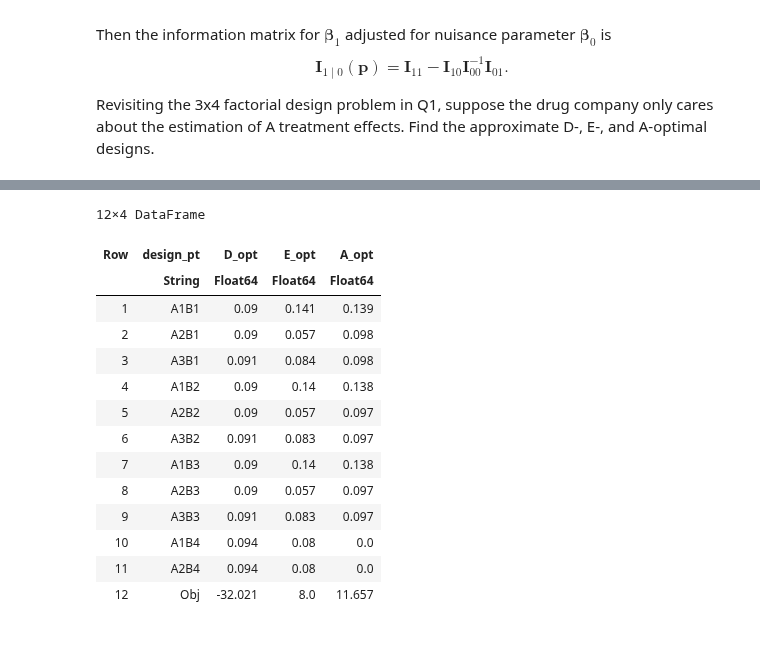
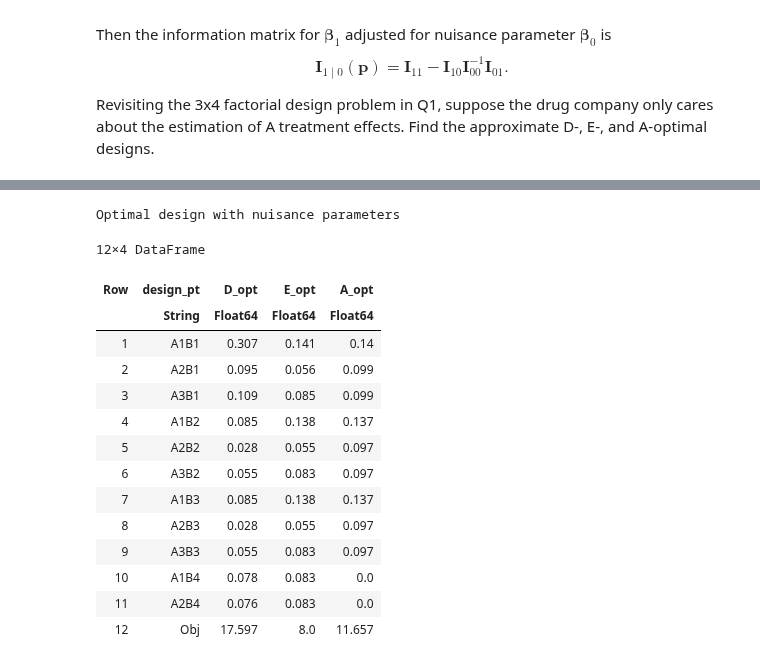
Before and after one commit to Tomoki-Okuno/biostat-m257-2024-spring, a Jupyter notebook: hw5/hw05sol.ipynb, the cells around one changed output, grey strips where cells are left out. Saved outputs shown, nothing was run; the diff lists cells and outputs as text; code cells hidden in the pictures.

```diff
--- a/hw5/hw05sol.ipynb
+++ b/hw5/hw05sol.ipynb
@@ -1009,7 +1086,7 @@ V⁻¹ = transpose(C) * Diagonal(p) * C
 I00 = V⁻¹[[1,4,5,6], [1,4,5,6]]
 I01 = V⁻¹[[1,4,5,6], [2,3]]
 I11 = V⁻¹[[2,3], [2,3]]
-E = Matrix{Float64}(I, 2, 2)
+E = Matrix(I(2)) # 2 by 2 identity matrix
 X = Semidefinite(2)
 Mat = [I00 I01 zeros(4, 2);
        transpose(I01) I11 E;
@@ -1035,20 +1154,20 @@ transpose (affine; real)
 # %%
-problem = minimize(-logdet(X))
+problem = minimize(eigmax(X))
 
 problem.constraints += p .>= 0 # not needed using Positive()
 problem.constraints += sum(p) == 1
+problem.constraints += V⁻¹ in :SDP
 problem.constraints += Mat in :SDP
 problem
 
 const MOI = MathOptInterface
 solver = Hypatia.Optimizer()
 MOI.set(solver, MOI.RawOptimizerAttribute("verbose"), 0)
-
 @time solve!(problem, solver)
 
 # Check optimal value and optimal solution
-D_opt_obj = round(problem.optval, digits = 3)
-D_opt_p = round.(p.value, digits = 3)
-println("Obj = ", D_opt_obj)
-vcat(D_opt_p, [D_opt_obj])
+E_opt_obj = round(problem.optval, digits = 3)
+E_opt_p = round.(p.value, digits = 3)
+println("Obj = ", E_opt_obj)
+vcat(E_opt_p, [E_opt_obj])
 # %% [output]
@@ -1072,20 +1191,20 @@ Obj = -32.021
 # %%
-problem = minimize(eigmax(X))
+problem = minimize(tr(X))
 
 problem.constraints += p .>= 0 # not needed using Positive()
 problem.constraints += sum(p) == 1
+problem.constraints += V⁻¹ in :SDP
 problem.constraints += Mat in :SDP
 problem
 
 const MOI = MathOptInterface
 solver = Hypatia.Optimizer()
 MOI.set(solver, MOI.RawOptimizerAttribute("verbose"), 0)
-
 @time solve!(problem, solver)
 
 # Check optimal value and optimal solution
-E_opt_obj = round(problem.optval, digits = 3)
-E_opt_p = round.(p.value, digits = 3)
-println("Obj = ", E_opt_obj)
-vcat(E_opt_p, [E_opt_obj])
+A_opt_obj = round(problem.optval, digits = 3)
+A_opt_p = round.(p.value, digits = 3)
+println("Obj = ", A_opt_obj)
+vcat(A_opt_p, [A_opt_obj])
 # %% [output]
@@ -1132,31 +1226,25 @@ Closest candidates are:
 # %%
-using DataFrames
-treatment = [
-    "A1B1", "A2B1", "A3B1",
-    "A1B2", "A2B2", "A3B2",
-    "A1B3", "A2B3", "A3B3",
-    "A1B4", "A2B4", "Obj"
-]
-
-df_Q2 = DataFrame(
+println("Optimal design with nuisance parameters")
+df_Q3 = DataFrame(
     design_pt = treatment,
     D_opt   = vcat(D_opt_p,  [D_opt_obj])[:],
     E_opt   = vcat(E_opt_p,  [E_opt_obj])[:],
     A_opt   = vcat(A_opt_p,  [A_opt_obj])[:],
 )
 # %% [output]
-12×4 DataFrame
+Optimal design with nuisance parameters
+12×4 DataFrame
 | Row | design_pt | D_opt | E_opt | A_opt |
 |  | String | Float64 | Float64 | Float64 |
-| 1 | A1B1 | 0.09 | 0.141 | 0.139 |
-| 2 | A2B1 | 0.09 | 0.057 | 0.098 |
-| 3 | A3B1 | 0.091 | 0.084 | 0.098 |
-| 4 | A1B2 | 0.09 | 0.14 | 0.138 |
-| 5 | A2B2 | 0.09 | 0.057 | 0.097 |
-| 6 | A3B2 | 0.091 | 0.083 | 0.097 |
-| 7 | A1B3 | 0.09 | 0.14 | 0.138 |
-| 8 | A2B3 | 0.09 | 0.057 | 0.097 |
-| 9 | A3B3 | 0.091 | 0.083 | 0.097 |
-| 10 | A1B4 | 0.094 | 0.08 | 0.0 |
-| 11 | A2B4 | 0.094 | 0.08 | 0.0 |
-| 12 | Obj | -32.021 | 8.0 | 11.657 |
+| 1 | A1B1 | 0.307 | 0.141 | 0.14 |
+| 2 | A2B1 | 0.095 | 0.056 | 0.099 |
+| 3 | A3B1 | 0.109 | 0.085 | 0.099 |
+| 4 | A1B2 | 0.085 | 0.138 | 0.137 |
+| 5 | A2B2 | 0.028 | 0.055 | 0.097 |
+| 6 | A3B2 | 0.055 | 0.083 | 0.097 |
+| 7 | A1B3 | 0.085 | 0.138 | 0.137 |
+| 8 | A2B3 | 0.028 | 0.055 | 0.097 |
+| 9 | A3B3 | 0.055 | 0.083 | 0.097 |
+| 10 | A1B4 | 0.078 | 0.083 | 0.0 |
+| 11 | A2B4 | 0.076 | 0.083 | 0.0 |
+| 12 | Obj | 17.597 | 8.0 | 11.657 |
```
Also changed, not shown: parts of 34 cells of this notebook, 1 other file.
